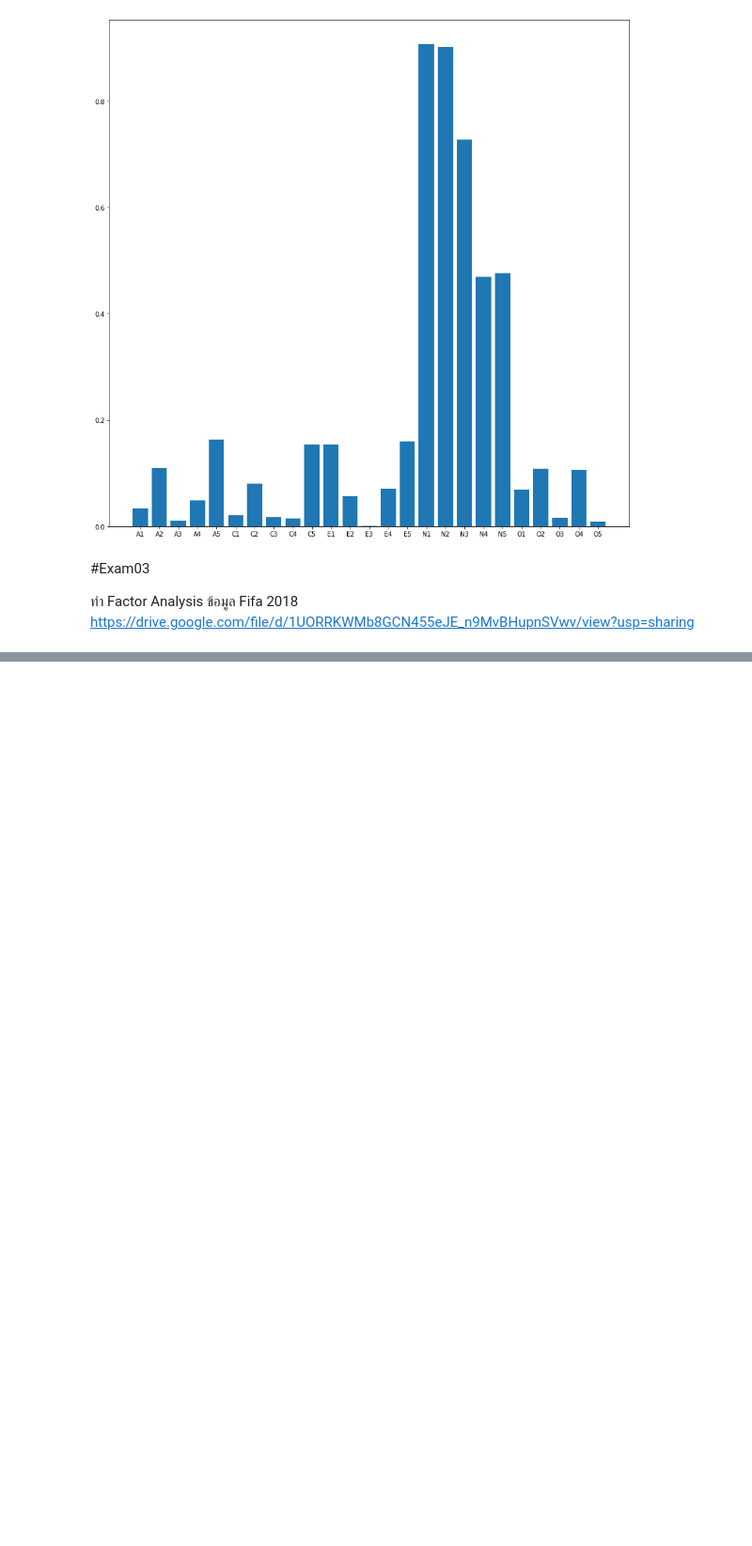
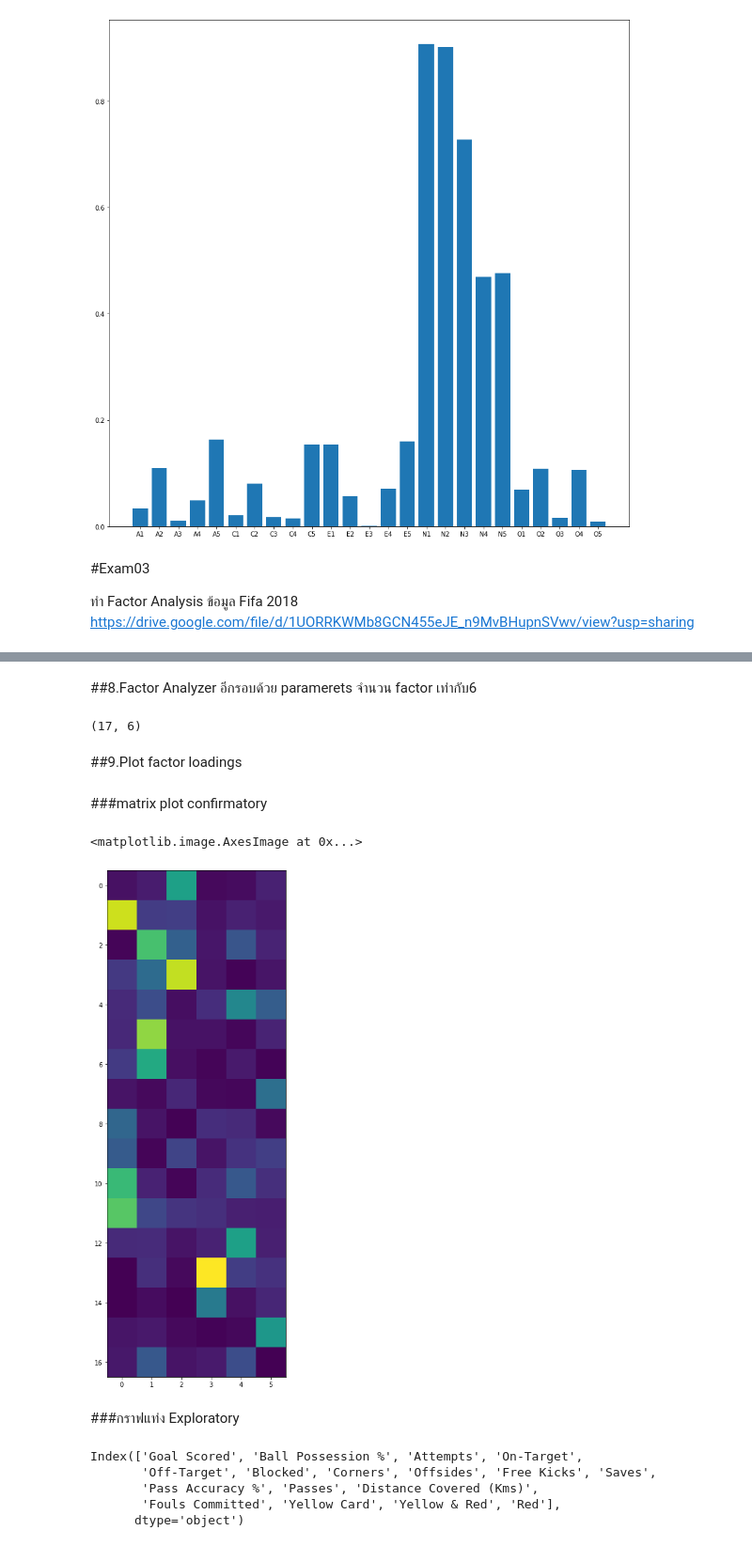
Before and after one commit to Wikanes-k/multivariate, a Jupyter notebook: Chapter_5_Factor_Analysis.ipynb, the cells around one changed output, grey strips where cells are left out. Shown at 94% size. Drawn from its saved outputs; the diff is of its cells as text; code cells hidden in the pictures; blank space fills up the shorter version.

```diff
--- a/Chapter_5_Factor_Analysis.ipynb
+++ b/Chapter_5_Factor_Analysis.ipynb
@@ -221,0 +216,3 @@ plt.bar(range(25),np.absolute(fa2.loadings_[:,0]),tick_label=BFI_data_dropped.co
+# %%
+fifa = pd.read_csv('FIFA 2018 Statistics.csv')
+fifa
@@ -221,0 +342,12 @@ plt.bar(range(25),np.absolute(fa2.loadings_[:,0]),tick_label=BFI_data_dropped.co
+# %% [markdown]
+##8.Factor Analyzer อีกรอบด้วย paramerets จำนวน factor เท่ากับ6
+# %%
+from factor_analyzer import FactorAnalyzer
+fifa_fa2 = FactorAnalyzer(n_factors=6)
+newfifa_fa2 = fifa_fa2.fit_transform(fifa_drop)
+# %%
+fifa_fa2.loadings_.shape  #ขนาดของ ex_fa2
+# %% [output]
+(17, 6)
+# %% [markdown]
+##9.Plot factor loadings
@@ -221,0 +358,20 @@ plt.bar(range(25),np.absolute(fa2.loadings_[:,0]),tick_label=BFI_data_dropped.co
+# %% [markdown]
+###matrix plot
+confirmatory
+# %%
+matplotlib.rcParams['figure.figsize']=[15,15]
+plt.imshow(np.absolute(fifa_fa2.loadings_))
+# %% [output]
+<matplotlib.image.AxesImage at 0x...>
+[figure, added]
+# %% [markdown]
+###กราฟแท่ง
+Exploratory
+# %%
+fifa_drop.columns
+# %% [output]
+Index(['Goal Scored', 'Ball Possession %', 'Attempts', 'On-Target',
+       'Off-Target', 'Blocked', 'Corners', 'Offsides', 'Free Kicks', 'Saves',
+       'Pass Accuracy %', 'Passes', 'Distance Covered (Kms)',
+       'Fouls Committed', 'Yellow Card', 'Yellow & Red', 'Red'],
+      dtype='object')
```
Also changed, not shown: parts of 28 cells of this notebook.
